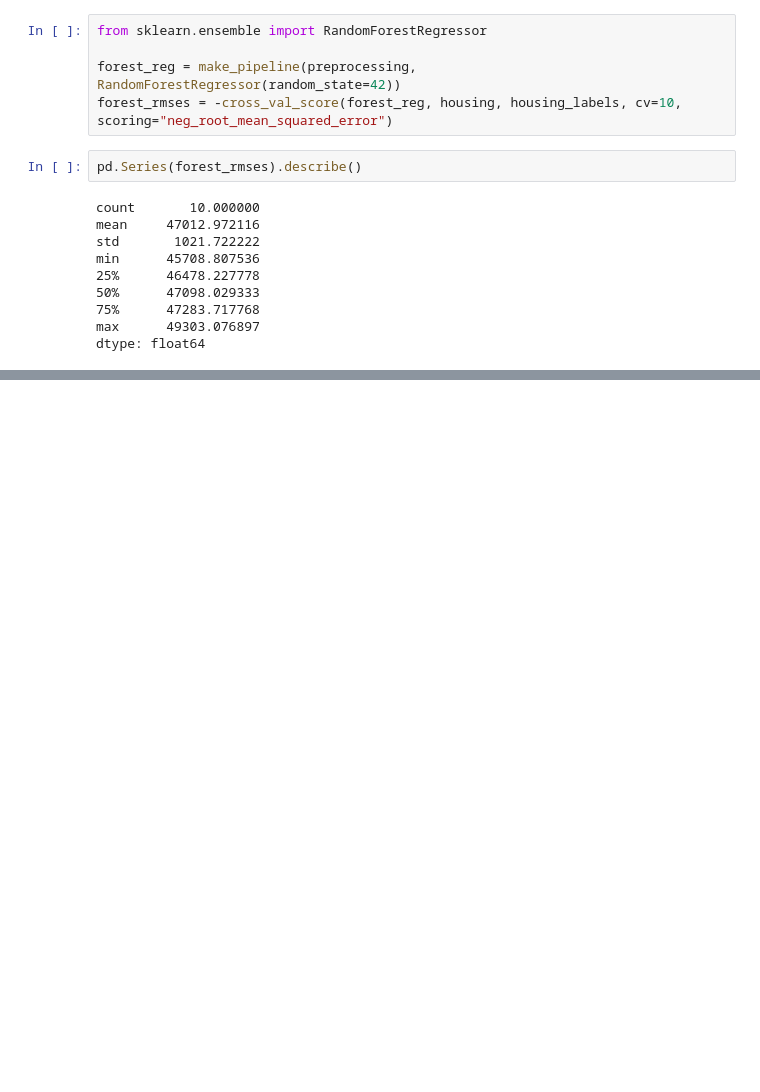
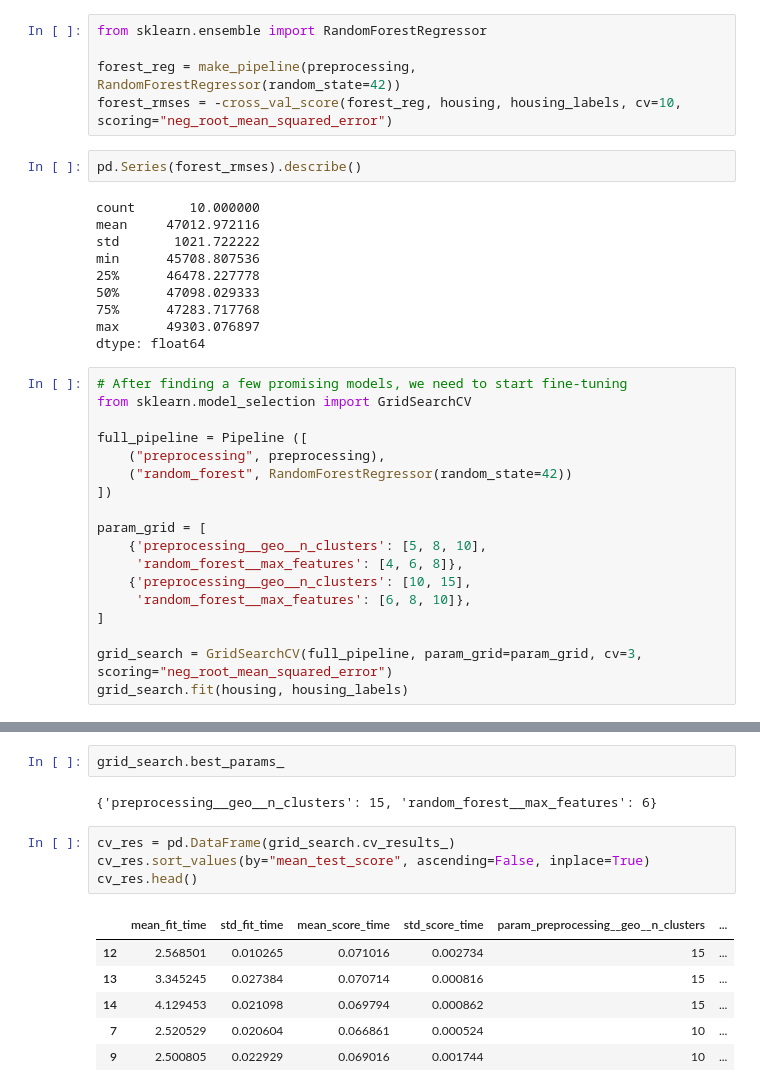
Before and after one commit to Ahsm123/homl3, a Jupyter notebook: chapter02_end_to_end/california_housing.ipynb, the cells around one changed output, grey strips where cells are left out. Saved outputs shown, nothing was run; the diff lists cells and outputs as text; blank space fills up the shorter version.

Commit message:
feat: add GridSearchCV and fine-tuning section

```diff
--- a/chapter02_end_to_end/california_housing.ipynb
+++ b/chapter02_end_to_end/california_housing.ipynb
@@ -581,3 +581,21 @@ min      45708.807536
 75%      47283.717768
 max      49303.076897
 dtype: float64
+# %%
+# After finding a few promising models, we need to start fine-tuning
+from sklearn.model_selection import GridSearchCV
+
+full_pipeline = Pipeline ([
+    ("preprocessing", preprocessing),
+    ("random_forest", RandomForestRegressor(random_state=42))
+])
+
+param_grid = [
+    {'preprocessing__geo__n_clusters': [5, 8, 10],
+     'random_forest__max_features': [4, 6, 8]},
+    {'preprocessing__geo__n_clusters': [10, 15],
+     'random_forest__max_features': [6, 8, 10]},
+]
+
+grid_search = GridSearchCV(full_pipeline, param_grid=param_grid, cv=3, scoring="neg_root_mean_squared_error")
+grid_search.fit(housing, housing_labels)
@@ -583,0 +622,15 @@ dtype: float64
+# %%
+grid_search.best_params_
+# %% [output]
+{'preprocessing__geo__n_clusters': 15, 'random_forest__max_features': 6}
+# %%
+cv_res = pd.DataFrame(grid_search.cv_results_)
+cv_res.sort_values(by="mean_test_score", ascending=False, inplace=True)
+cv_res.head()
+# %% [output]
+|  | mean_fit_time | std_fit_time | mean_score_time | std_score_time | param_preprocessing__geo__n_clusters | ... |
+| 12 | 2.568501 | 0.010265 | 0.071016 | 0.002734 | 15 | ... |
+| 13 | 3.345245 | 0.027384 | 0.070714 | 0.000816 | 15 | ... |
+| 14 | 4.129453 | 0.021098 | 0.069794 | 0.000862 | 15 | ... |
+| 7 | 2.520529 | 0.020604 | 0.066861 | 0.000524 | 10 | ... |
+| 9 | 2.500805 | 0.022929 | 0.069016 | 0.001744 | 10 | ... |
```
Also changed, not shown: parts of 1 cell of this notebook.
